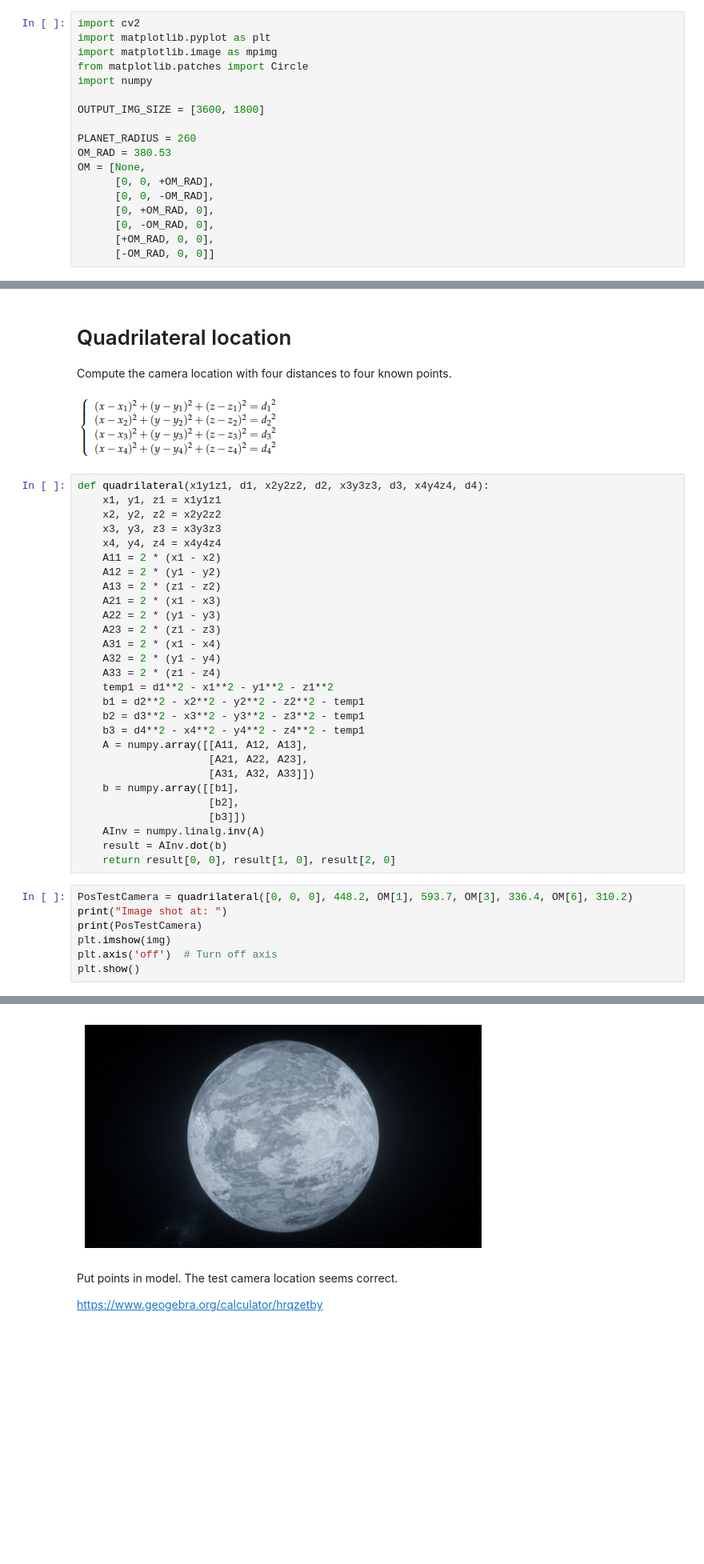
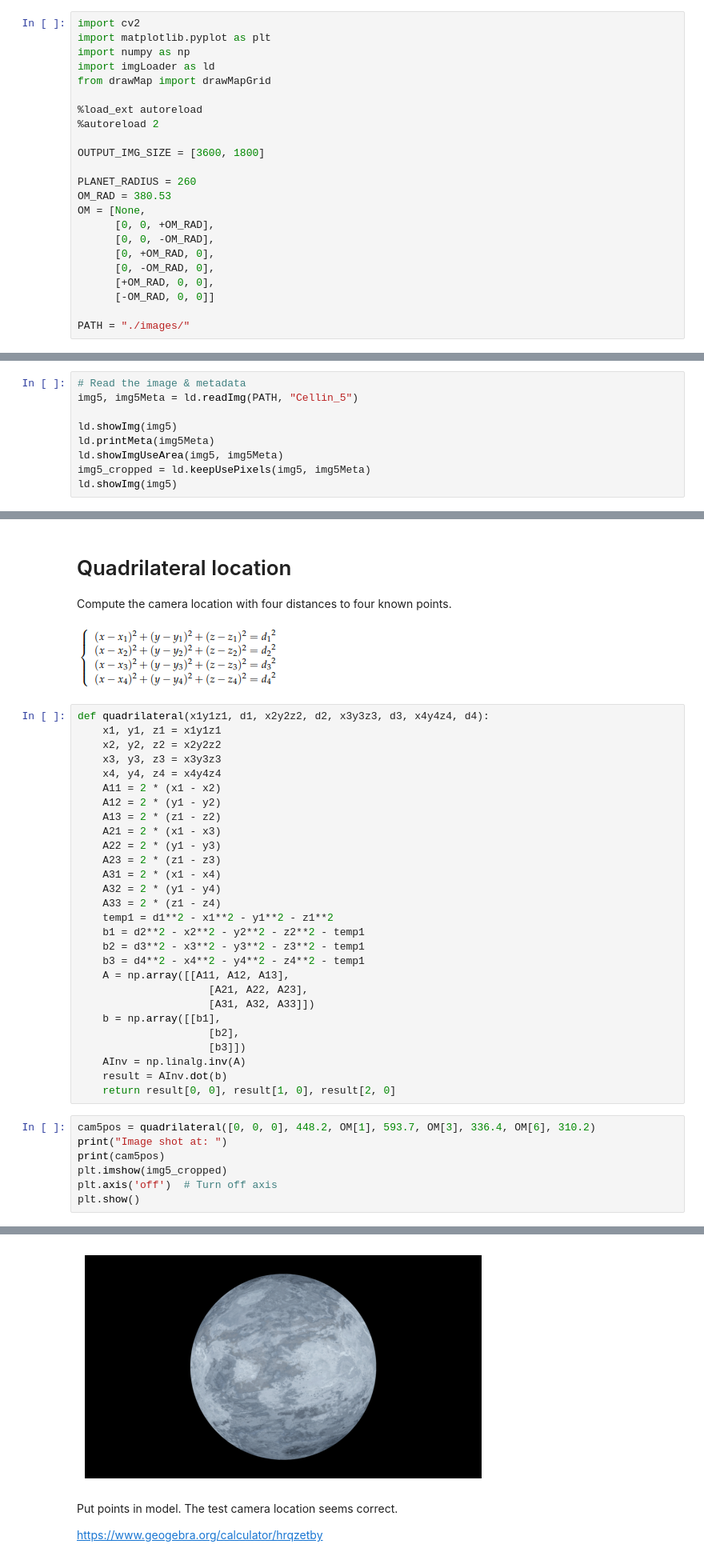
Before and after one commit to GrakePch/2024CV_FinalProject_StarCartographer, a Jupyter notebook: main.ipynb, the cells around one changed output, grey strips where cells are left out. Shown at 80% size. Saved outputs shown, nothing was run; the diff lists cells and outputs as text; blank space fills up the shorter version.

```diff
--- a/main.ipynb
+++ b/main.ipynb
@@ -1,9 +1,12 @@
 # %%
 import cv2
 import matplotlib.pyplot as plt
-import matplotlib.image as mpimg
-from matplotlib.patches import Circle
-import numpy
+import numpy as np
+import imgLoader as ld
+from drawMap import drawMapGrid
+
+%load_ext autoreload
+%autoreload 2
 
 OUTPUT_IMG_SIZE = [3600, 1800]
 
@@ -16,5 +19,7 @@ OM = [None,
       [0, -OM_RAD, 0],
       [+OM_RAD, 0, 0],
       [-OM_RAD, 0, 0]]
+
+PATH = "./images/"
 # %% [markdown]
 # Input Image
@@ -48,0 +26,9 @@ print(img.shape)
+# %%
+# Read the image & metadata
+img5, img5Meta = ld.readImg(PATH, "Cellin_5")
+
+ld.showImg(img5)
+ld.printMeta(img5Meta)
+ld.showImgUseArea(img5, img5Meta)
+img5_cropped = ld.keepUsePixels(img5, img5Meta)
+ld.showImg(img5)
@@ -107,26 +85,26 @@ def quadrilateral(x1y1z1, d1, x2y2z2, d2, x3y3z3, d3, x4y4z4, d4):
     b1 = d2**2 - x2**2 - y2**2 - z2**2 - temp1
     b2 = d3**2 - x3**2 - y3**2 - z3**2 - temp1
     b3 = d4**2 - x4**2 - y4**2 - z4**2 - temp1
-    A = numpy.array([[A11, A12, A13],
+    A = np.array([[A11, A12, A13],
                      [A21, A22, A23],
                      [A31, A32, A33]])
-    b = numpy.array([[b1],
+    b = np.array([[b1],
                      [b2],
                      [b3]])
-    AInv = numpy.linalg.inv(A)
+    AInv = np.linalg.inv(A)
     result = AInv.dot(b)
     return result[0, 0], result[1, 0], result[2, 0]
 # %%
-PosTestCamera = quadrilateral([0, 0, 0], 448.2, OM[1], 593.7, OM[3], 336.4, OM[6], 310.2)
+cam5pos = quadrilateral([0, 0, 0], 448.2, OM[1], 593.7, OM[3], 336.4, OM[6], 310.2)
 print("Image shot at: ")
-print(PosTestCamera)
-plt.imshow(img)
+print(cam5pos)
+plt.imshow(img5_cropped)
 plt.axis('off')  # Turn off axis
 plt.show()
 # %% [output]
 Image shot at:
 (-327.78267271962784, 305.52303484613566, -8.926193861193727)
-[figure, old version]
+[figure, new version]
 # %% [markdown]
 Put points in model. The test camera location seems correct.
 
```
Also changed, not shown: parts of 13 cells of this notebook, 12 other files.
